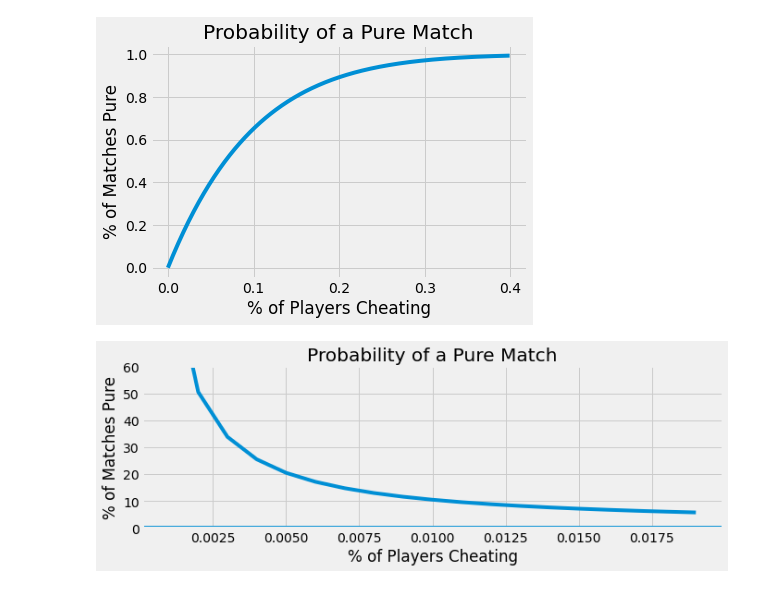
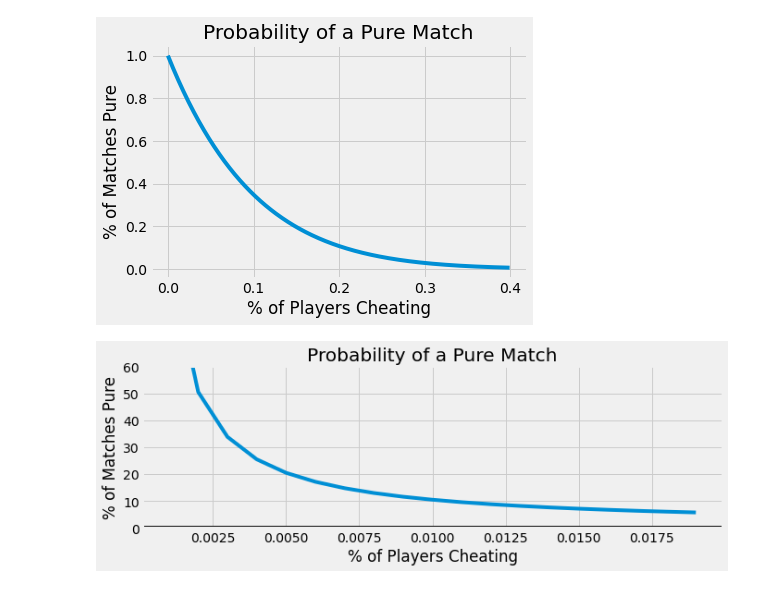
Before and after one commit to skyler-vestal/csgo_cheater_compiler, a Jupyter notebook: probs/note.ipynb, the cells around one changed output. Cells and saved outputs as stored; diff of their text form; code cells hidden in the pictures.

```diff
--- a/probs/note.ipynb
+++ b/probs/note.ipynb
@@ -1,30 +1,30 @@
 # %%
 import pandas as pandas
 from matplotlib import pyplot as plt
 from scipy.stats import binom
 
 plt.style.use('fivethirtyeight')
 
 NUM_PLAYERS = 10
 MIN = 0
 MAX = 400
 DIVS = 1000
 
 probs = []
 rates = [x/DIVS for x in range(0, MAX)]
 
 for rate in rates:
-    probs.append(1 - binom.pmf(0, NUM_PLAYERS, rate))
+    probs.append(binom.pmf(0, NUM_PLAYERS, rate))
 
 plt.plot(rates, probs)
 
 plt.title('Probability of a Pure Match')
 plt.xlabel('% of Players Cheating')
 plt.ylabel('% of Matches Pure')
 
 plt.show()
 # %% [output]
-[figure, old version]
+[figure, new version]
 # %%
 import pandas as pandas
 from matplotlib import pyplot as plt
@@ -54,4 +54,4 @@ plt.ylim(0, 60)
 
 plt.show()
 # %% [output]
-[figure, old version]
+[figure, new version]
```
